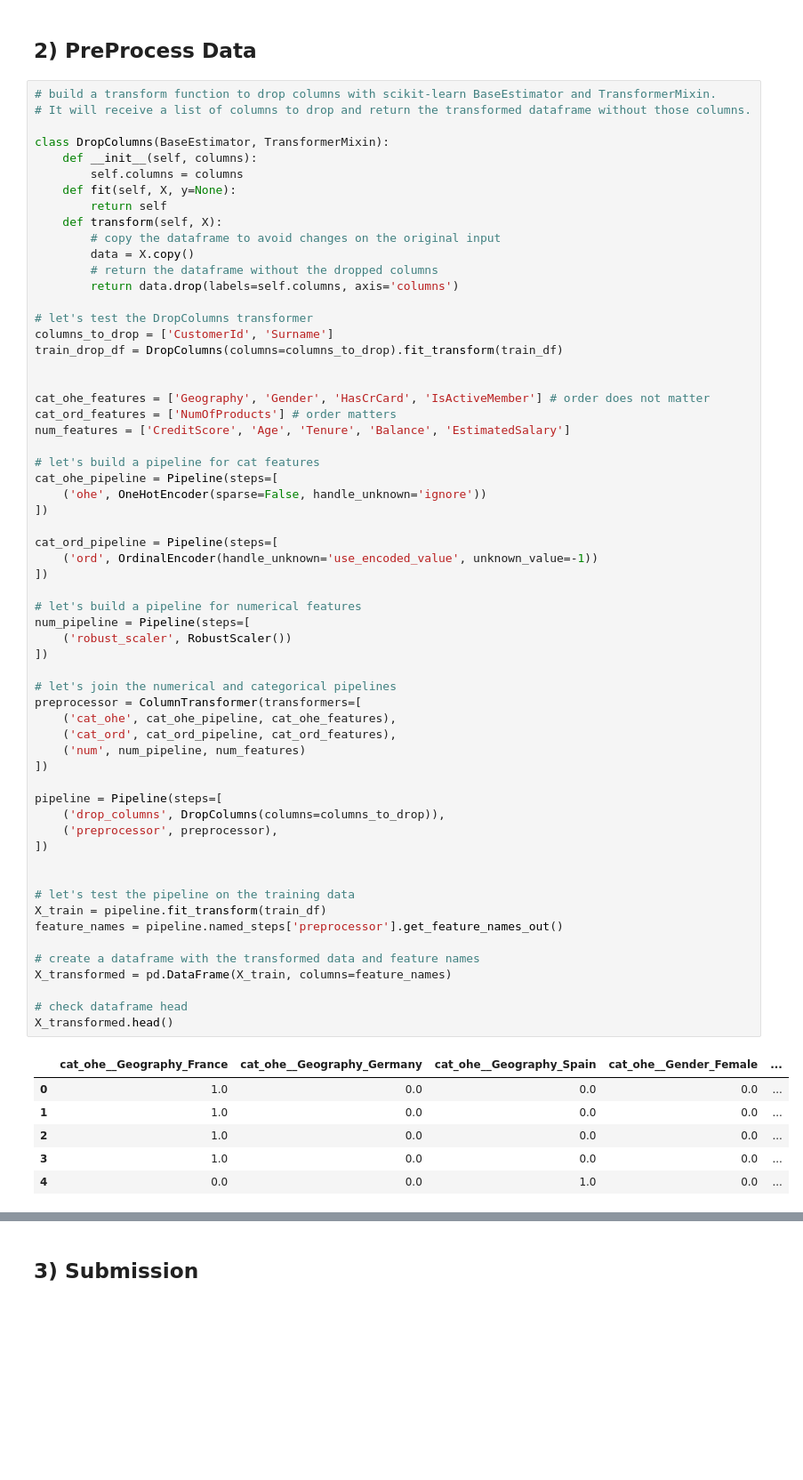
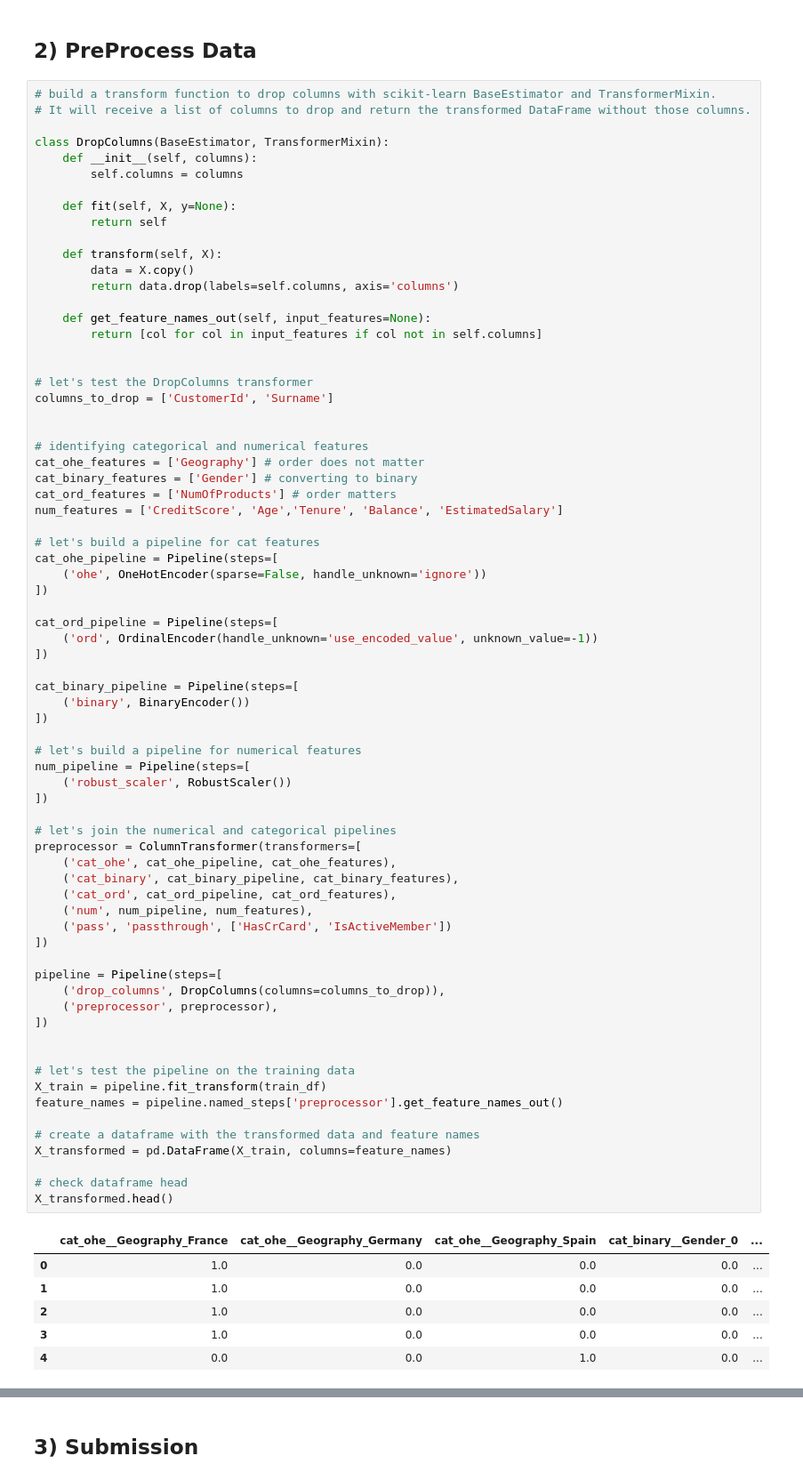
Before and after one commit to RuiFSP/Kaggle, a Jupyter notebook: Playground_Series_S4/1-Binary Classification with a Bank Churn Dataset/bank_churn_optimize.ipynb, the cells around one changed output, grey strips where cells are left out. Shown at 89% size. Cells and saved outputs as stored; diff of their text form; blank space fills up the shorter version.

```diff
--- a/Playground_Series_S4/1-Binary Classification with a Bank Churn Dataset/bank_churn_optimize.ipynb
+++ b/Playground_Series_S4/1-Binary Classification with a Bank Churn Dataset/bank_churn_optimize.ipynb
@@ -196,27 +199,32 @@ dtype: object
 ## 2) PreProcess Data
 # %%
 # build a transform function to drop columns with scikit-learn BaseEstimator and TransformerMixin.
-# It will receive a list of columns to drop and return the transformed dataframe without those columns.
+# It will receive a list of columns to drop and return the transformed DataFrame without those columns.
 
 class DropColumns(BaseEstimator, TransformerMixin):
     def __init__(self, columns):
         self.columns = columns
+
     def fit(self, X, y=None):
         return self
+
     def transform(self, X):
-        # copy the dataframe to avoid changes on the original input
         data = X.copy()
-        # return the dataframe without the dropped columns
         return data.drop(labels=self.columns, axis='columns')
+
+    def get_feature_names_out(self, input_features=None):
+        return [col for col in input_features if col not in self.columns]
+
 
 # let's test the DropColumns transformer
 columns_to_drop = ['CustomerId', 'Surname']
-train_drop_df = DropColumns(columns=columns_to_drop).fit_transform(train_df)
 
 
-cat_ohe_features = ['Geography', 'Gender', 'HasCrCard', 'IsActiveMember'] # order does not matter
+# identifying categorical and numerical features
+cat_ohe_features = ['Geography'] # order does not matter
+cat_binary_features = ['Gender'] # converting to binary
 cat_ord_features = ['NumOfProducts'] # order matters
-num_features = ['CreditScore', 'Age', 'Tenure', 'Balance', 'EstimatedSalary']
+num_features = ['CreditScore', 'Age','Tenure', 'Balance', 'EstimatedSalary']
 
 # let's build a pipeline for cat features
 cat_ohe_pipeline = Pipeline(steps=[
@@ -227,35 +235,41 @@ cat_ord_pipeline = Pipeline(steps=[
     ('ord', OrdinalEncoder(handle_unknown='use_encoded_value', unknown_value=-1))
 ])
 
+cat_binary_pipeline = Pipeline(steps=[
+    ('binary', BinaryEncoder())
+])
+
 # let's build a pipeline for numerical features
 num_pipeline = Pipeline(steps=[
     ('robust_scaler', RobustScaler())
 ])
 
 # let's join the numerical and categorical pipelines
 preprocessor = ColumnTransformer(transformers=[
     ('cat_ohe', cat_ohe_pipeline, cat_ohe_features),
+    ('cat_binary', cat_binary_pipeline, cat_binary_features),
     ('cat_ord', cat_ord_pipeline, cat_ord_features),
-    ('num', num_pipeline, num_features)
+    ('num', num_pipeline, num_features),
+    ('pass', 'passthrough', ['HasCrCard', 'IsActiveMember'])
 ])
 
 pipeline = Pipeline(steps=[
     ('drop_columns', DropColumns(columns=columns_to_drop)),
     ('preprocessor', preprocessor),
 ])
 
 
 # let's test the pipeline on the training data
 X_train = pipeline.fit_transform(train_df)
 feature_names = pipeline.named_steps['preprocessor'].get_feature_names_out()
 
 # create a dataframe with the transformed data and feature names
 X_transformed = pd.DataFrame(X_train, columns=feature_names)
 
 # check dataframe head
 X_transformed.head()
 # %% [output]
-|  | cat_ohe__Geography_France | cat_ohe__Geography_Germany | cat_ohe__Geography_Spain | cat_ohe__Gender_Female | ... |
+|  | cat_ohe__Geography_France | cat_ohe__Geography_Germany | cat_ohe__Geography_Spain | cat_binary__Gender_0 | ... |
 | 0 | 1.0 | 0.0 | 0.0 | 0.0 | ... |
 | 1 | 1.0 | 0.0 | 0.0 | 0.0 | ... |
 | 2 | 1.0 | 0.0 | 0.0 | 0.0 | ... |
```
Also changed, not shown: parts of 26 cells of this notebook, 3 other files.
